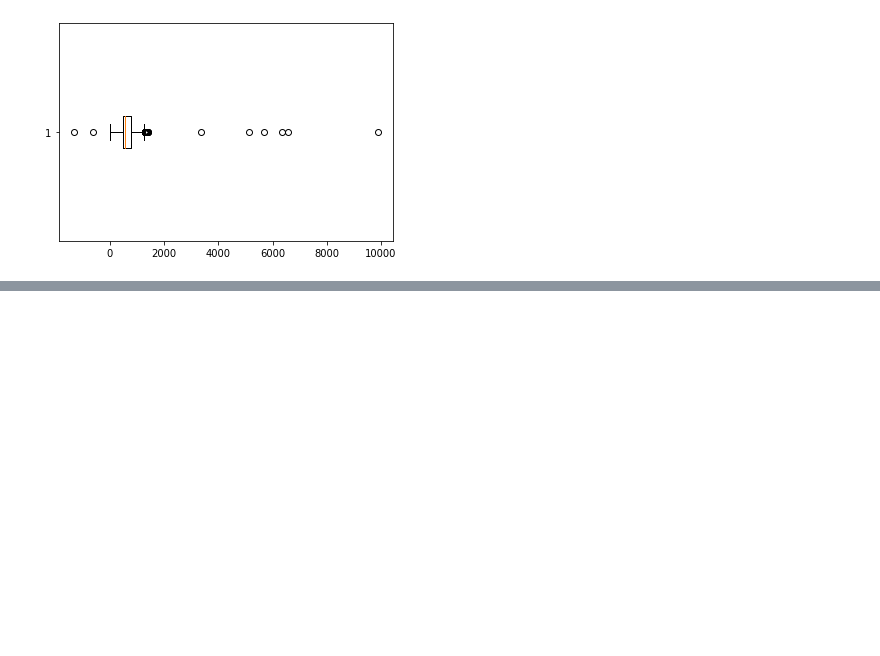
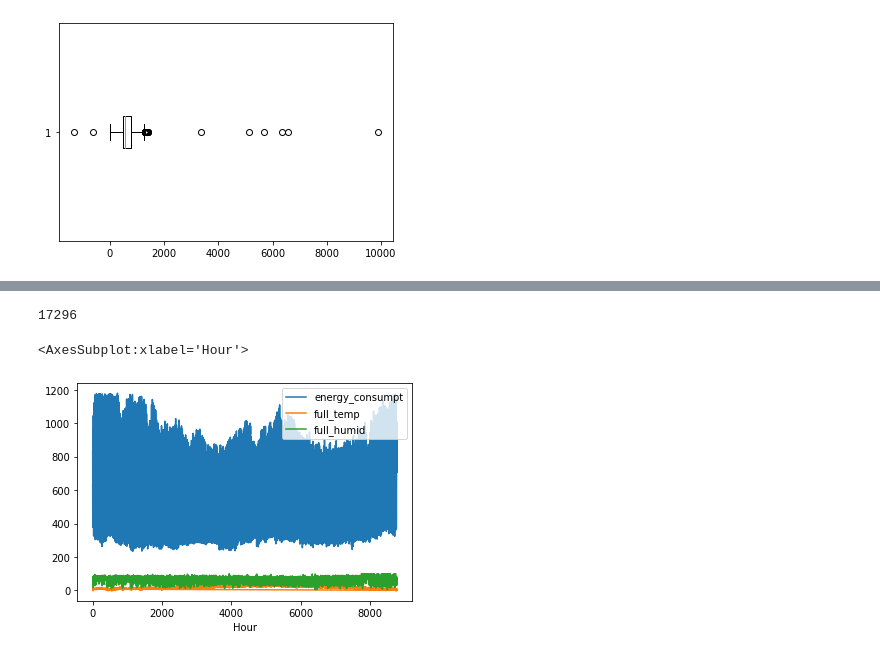
Before and after one commit to GianRojas/CrystalTEC-EnergyData, a Jupyter notebook: main.ipynb, the cells around one changed output, grey strips where cells are left out. Drawn from its saved outputs; the diff is of its cells as text; code cells hidden in the pictures; blank space fills up the shorter version.

```diff
--- a/main.ipynb
+++ b/main.ipynb
@@ -215,0 +220,12 @@ df2.describe()
+# %%
+#1rst Quartile
+Q1 = df2['energy_consumpt'].quantile(0.25)
+#3rd quantile
+Q3 = df2['energy_consumpt'].quantile(0.75)
+#InterQuartile Range
+IQR = Q3 - Q1
+#Lower whisker
+LW = Q1 - IQR*1.2
+#Upper whisker - 2.2 factor chosen to exclude values > 1009.69 on energy_consumption
+UW = Q3 + IQR*1.2
+print(f"Lower whisker:{LW} \nUpper whisker: {UW}")
@@ -215,0 +235,3 @@ df2.describe()
+# %%
+outliers_location = (df2['energy_consumpt']<LW) | (df2['energy_consumpt']>UW)
+print(f"There are {outliers_location.sum()} outliers detected")
@@ -215,0 +259,11 @@ df2.describe()
+# %%
+# droping outliers
+df2 = df2[~outliers_location]
+df2['Hour'].count()
+# %% [output]
+17296
+# %%
+df2.plot('Hour')
+# %% [output]
+<AxesSubplot:xlabel='Hour'>
+[figure, added]
```
Also changed, not shown: parts of 14 cells of this notebook.
